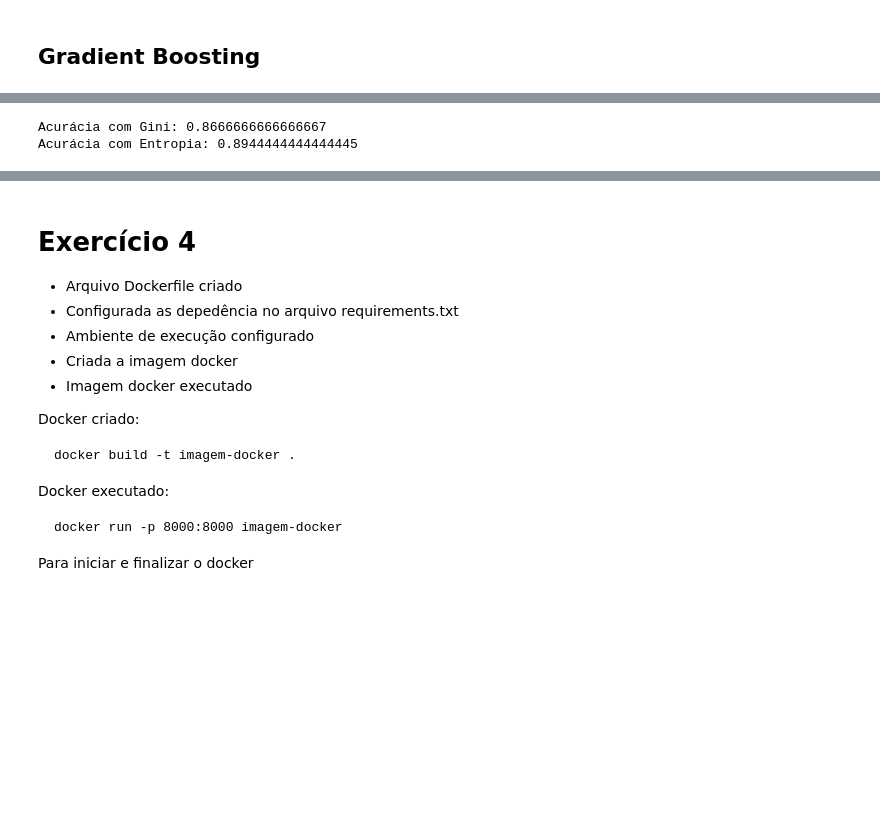
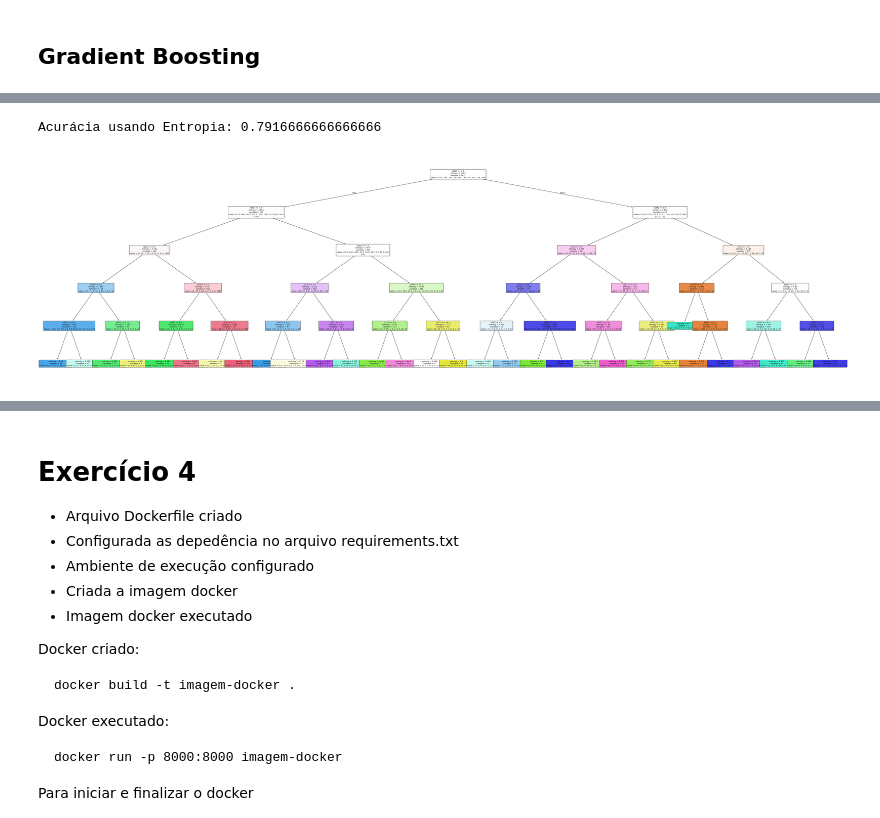
Before and after one commit to lcdmendes/mba-deeplearning-iad-006-2024-public, a Jupyter notebook: notebooks/começar_por_aqui.ipynb, the cells around one changed output, grey strips where cells are left out. Drawn from its saved outputs; the diff is of its cells as text; code cells hidden in the pictures; blank space fills up the shorter version.

```diff
--- a/notebooks/começar_por_aqui.ipynb
+++ b/notebooks/começar_por_aqui.ipynb
@@ -330,20 +365,14 @@ plt.show()
 # %%
-from sklearn import tree
-from sklearn.metrics import accuracy_score, classification_report, confusion_matrix
-
-# Treinar o modelo usando o critério Gini
-model_gini = tree.DecisionTreeClassifier(criterion='gini')
-model_gini.fit(X_train, y_train)
-y_pred_gini = model_gini.predict(X_test)
-accuracy_gini = accuracy_score(y_test, y_pred_gini)
-print(f'Acurácia com Gini: {accuracy_gini}')
-
 # Treinar o modelo usando o critério Entropia
-model_entropy = tree.DecisionTreeClassifier(criterion='entropy')
+model_entropy = tree.DecisionTreeClassifier(max_depth=5, min_samples_split=2, min_samples_leaf=1, criterion='entropy')
 model_entropy.fit(X_train, y_train)
 y_pred_entropy = model_entropy.predict(X_test)
 accuracy_entropy = accuracy_score(y_test, y_pred_entropy)
-print(f'Acurácia com Entropia: {accuracy_entropy}')
+print(f'Acurácia usando Entropia: {accuracy_entropy}')
+
+plt.figure(figsize=(70,20))
+plot_tree(model_entropy,  filled=True, rounded=True, fontsize=9)
+plt.show()
 # %% [output]
-Acurácia com Gini: 0.8666666666666667
-Acurácia com Entropia: 0.8944444444444445
+Acurácia usando Entropia: 0.7916666666666666
+[figure, added]
```
Also changed, not shown: parts of 10 cells of this notebook, 5 other files.
